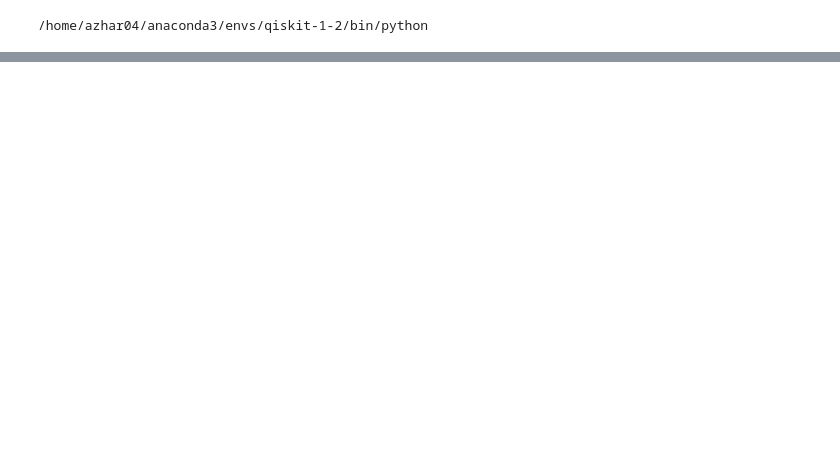
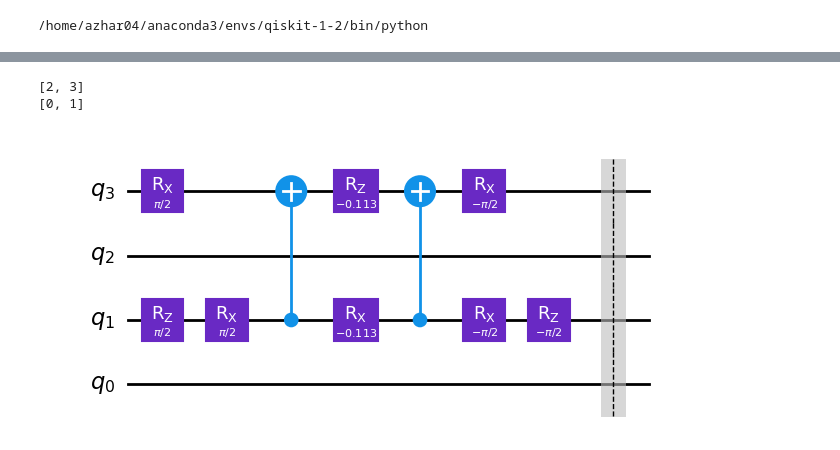
Before and after one commit to azhar-ikhtiarudin/ShotOptimization-ADAPT-VQE, a Jupyter notebook: ADAPT-VQE/s_adapt_vqe.ipynb, the cells around one changed output, grey strips where cells are left out. Saved outputs shown, nothing was run; the diff lists cells and outputs as text; code cells hidden in the pictures; blank space fills up the shorter version.

Commit message:
explore qeb circuit construction

```diff
--- a/ADAPT-VQE/s_adapt_vqe.ipynb
+++ b/ADAPT-VQE/s_adapt_vqe.ipynb
@@ -64,0 +146,25 @@ Jumlah Iterasi ADAPT-VQE: 9
+# %%
+from qiskit import QuantumCircuit
+
+indices = data.result.ansatz.indices
+coefficients = data.result.ansatz.coefficients
+
+circuit = QuantumCircuit(data.n)
+
+for i, (index, coefficient) in enumerate(zip(indices, coefficients)):
+    # print(index)
+    # print(coefficient)
+    operator = pool.operators[index]
+    source_orbs = operator.source_orbs
+    target_orbs = operator.target_orbs
+    print(source_orbs)
+    print(target_orbs)
+    print('')
+# %% [output]
+[2, 3]
+[0, 1]
+# %%
+qc = pool.get_circuit([0], data.result.ansatz.coefficients)
+qc.draw(reverse_bits=True)
+# %% [output]
+[figure, added]
```
Also changed, not shown: parts of 12 cells of this notebook, 2 other files.
